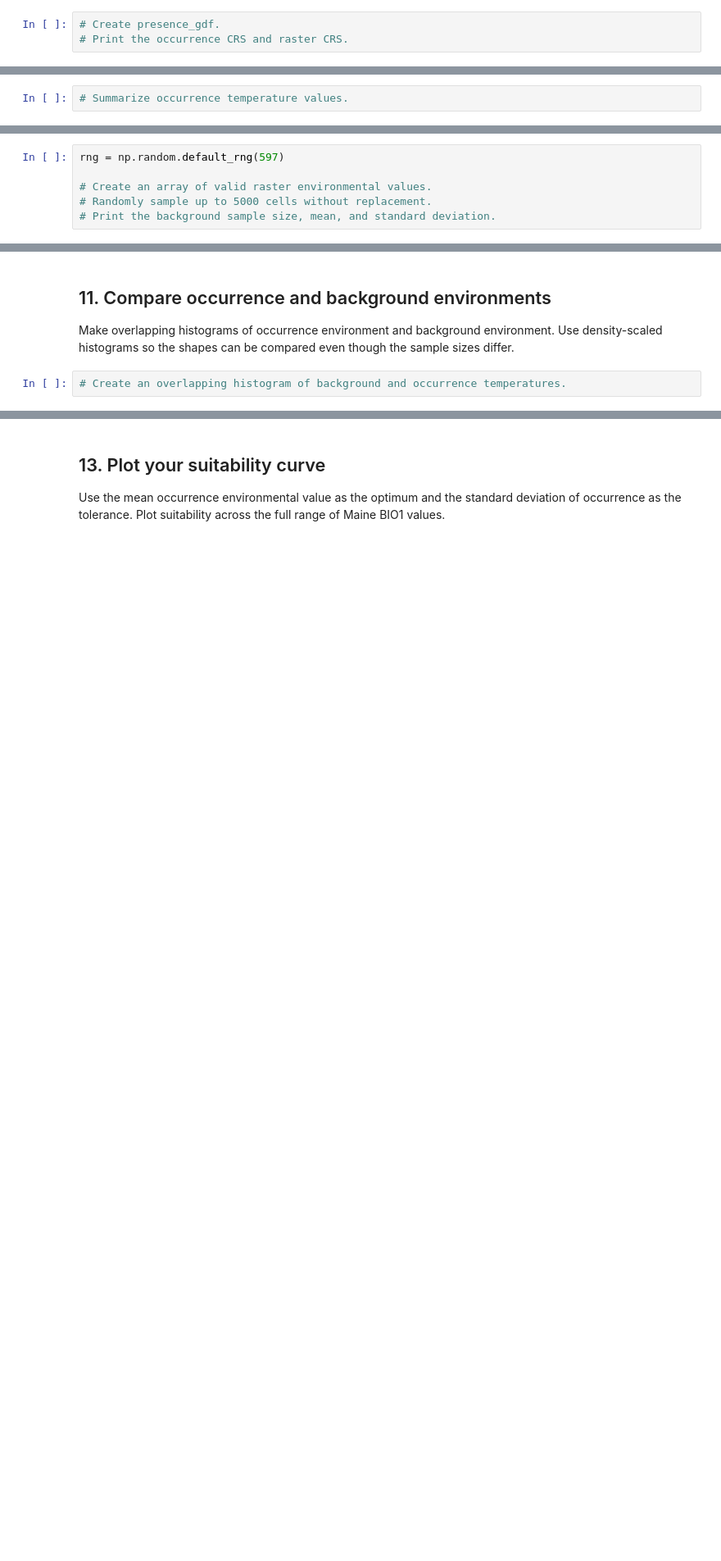
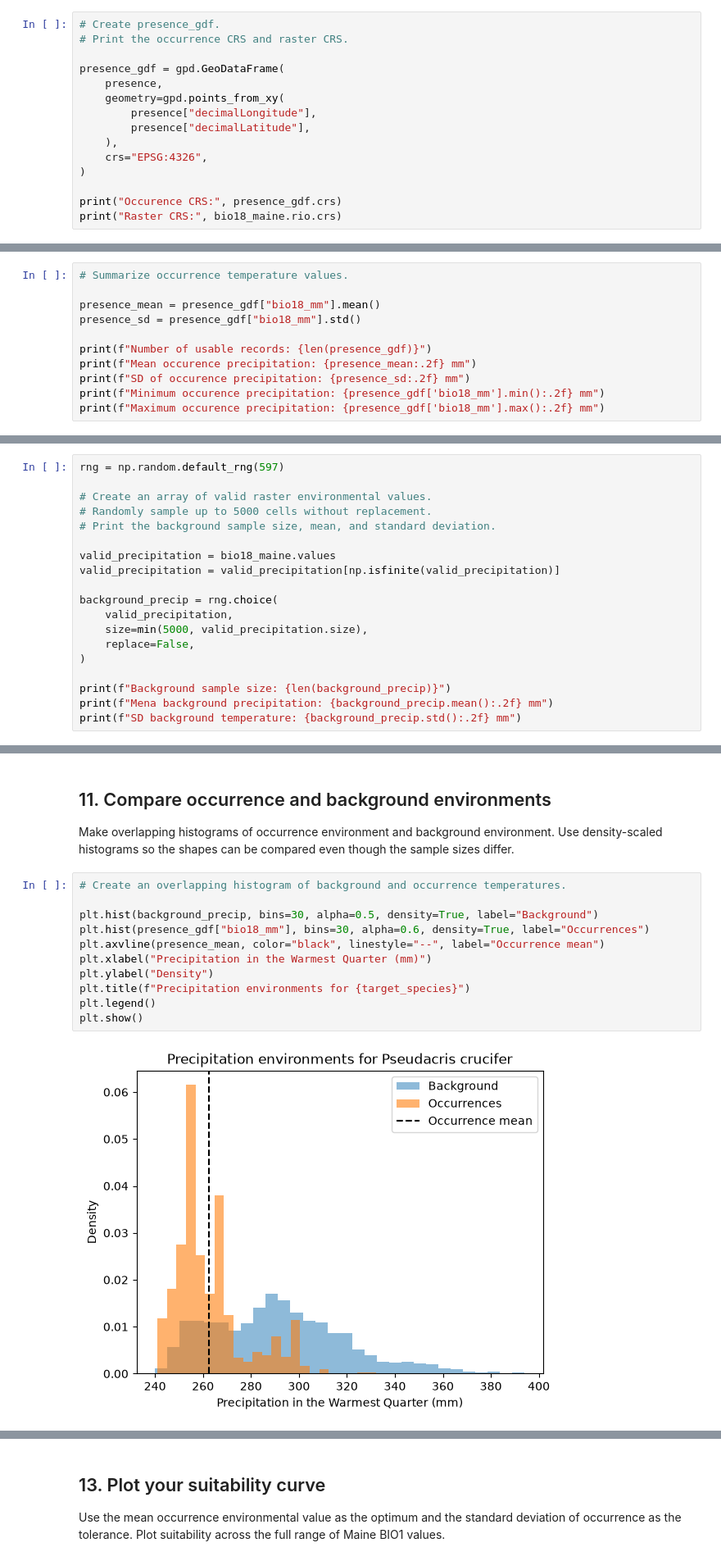
Before and after one commit to meganklutts/BIO597-SpatialBiodiversity, a Jupyter notebook: docs/assignments/Assignment-06-FirstPrinciplesSDM.ipynb, the cells around one changed output, grey strips where cells are left out. Shown at 82% size. Drawn from its saved outputs; the diff is of its cells as text; blank space fills up the shorter version.

```diff
--- a/docs/assignments/Assignment-06-FirstPrinciplesSDM.ipynb
+++ b/docs/assignments/Assignment-06-FirstPrinciplesSDM.ipynb
@@ -106,3 +199,15 @@ Use longitude and latitude to create point geometry. Assign `EPSG:4326`. Confirm
 # %%
 # Create presence_gdf.
 # Print the occurrence CRS and raster CRS.
+
+presence_gdf = gpd.GeoDataFrame(
+    presence,
+    geometry=gpd.points_from_xy(
+        presence["decimalLongitude"],
+        presence["decimalLatitude"],
+    ),
+    crs="EPSG:4326",
+)
+
+print("Occurence CRS:", presence_gdf.crs)
+print("Raster CRS:", bio18_maine.rio.crs)
@@ -124,3 +256,12 @@ Create `xarray.DataArray` objects for point longitude and latitude. Use `.sel(..
 Calculate the count, mean, standard deviation, minimum, and maximum of `bio1_c` at occurrence records.
 # %%
 # Summarize occurrence temperature values.
+
+presence_mean = presence_gdf["bio18_mm"].mean()
+presence_sd = presence_gdf["bio18_mm"].std()
+
+print(f"Number of usable records: {len(presence_gdf)}")
+print(f"Mean occurence precipitation: {presence_mean:.2f} mm")
+print(f"SD of occurence precipitation: {presence_sd:.2f} mm")
+print(f"Minimum occurence precipitation: {presence_gdf['bio18_mm'].min():.2f} mm")
+print(f"Maximum occurence precipitation: {presence_gdf['bio18_mm'].max():.2f} mm")
@@ -136,3 +283,16 @@ rng = np.random.default_rng(597)
 # Create an array of valid raster environmental values.
 # Randomly sample up to 5000 cells without replacement.
 # Print the background sample size, mean, and standard deviation.
+
+valid_precipitation = bio18_maine.values
+valid_precipitation = valid_precipitation[np.isfinite(valid_precipitation)]
+
+background_precip = rng.choice(
+    valid_precipitation,
+    size=min(5000, valid_precipitation.size),
+    replace=False,
+)
+
+print(f"Background sample size: {len(background_precip)}")
+print(f"Mena background precipitation: {background_precip.mean():.2f} mm")
+print(f"SD background temperature: {background_precip.std():.2f} mm")
@@ -142,4 +306,15 @@ rng = np.random.default_rng(597)
 Make overlapping histograms of occurrence environment and background environment. Use density-scaled histograms so the shapes can be compared even though the sample sizes differ.
 # %%
 # Create an overlapping histogram of background and occurrence temperatures.
+
+plt.hist(background_precip, bins=30, alpha=0.5, density=True, label="Background")
+plt.hist(presence_gdf["bio18_mm"], bins=30, alpha=0.6, density=True, label="Occurrences")
+plt.axvline(presence_mean, color="black", linestyle="--", label="Occurrence mean")
+plt.xlabel("Precipitation in the Warmest Quarter (mm)")
+plt.ylabel("Density")
+plt.title(f"Precipitation environments for {target_species}")
+plt.legend()
+plt.show()
+# %% [output]
+[figure, added]
 # %% [markdown]
```
Also changed, not shown: parts of 31 cells of this notebook.
